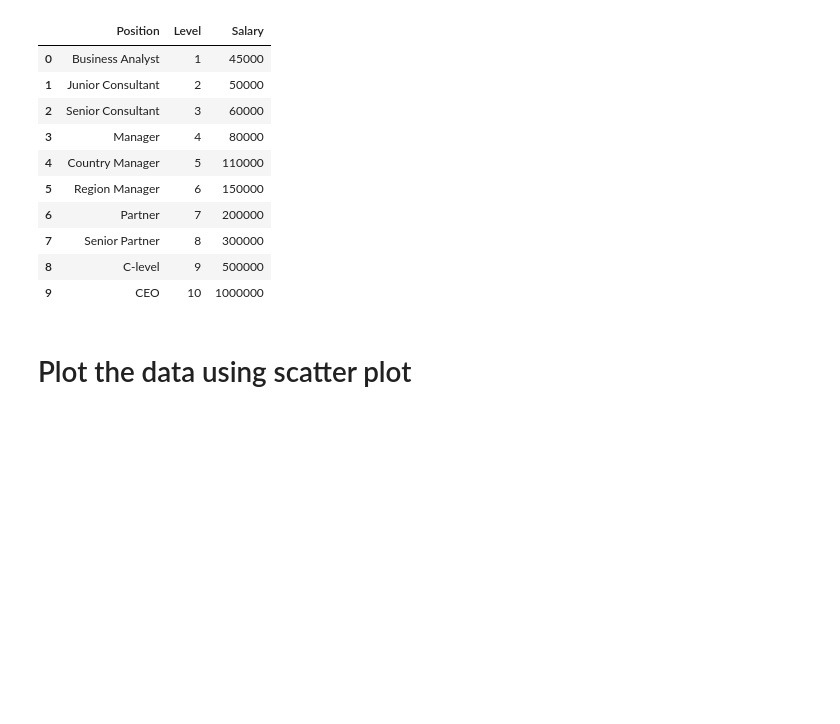
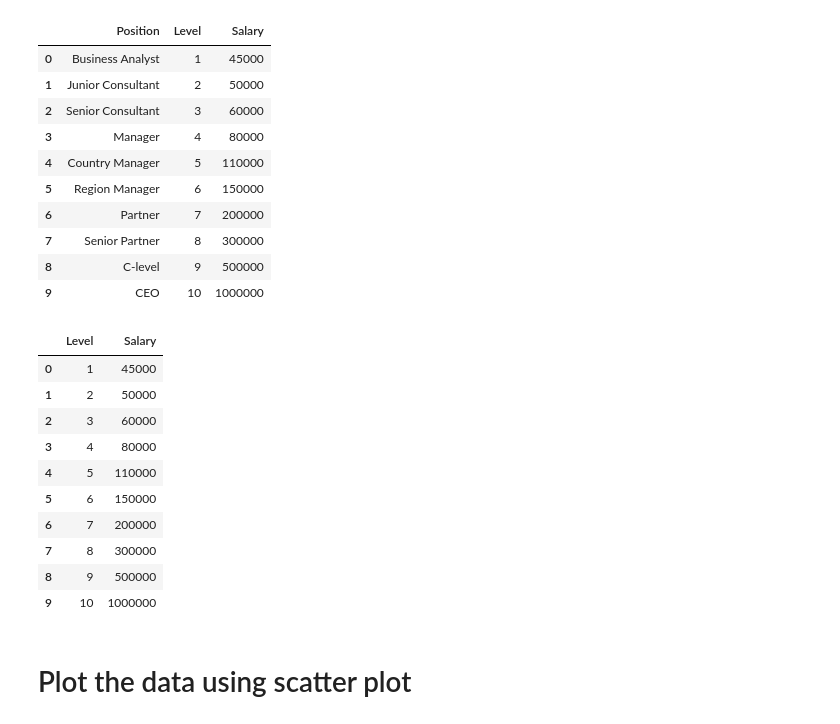
Before and after one commit to Jarvish1xyz/Sem-5, a Jupyter notebook: ML/Lab-5/Lab5_EMPTY.ipynb, the cells around one changed output. Cells and saved outputs as stored; diff of their text form; code cells hidden in the pictures; blank space fills up the shorter version.

```diff
--- a/ML/Lab-5/Lab5_EMPTY.ipynb
+++ b/ML/Lab-5/Lab5_EMPTY.ipynb
@@ -135,6 +129,20 @@ df
 | 7 | Senior Partner | 8 | 300000 |
 | 8 | C-level | 9 | 500000 |
 | 9 | CEO | 10 | 1000000 |
+# %%
+df[['Level','Salary']]
+# %% [output]
+|  | Level | Salary |
+| 0 | 1 | 45000 |
+| 1 | 2 | 50000 |
+| 2 | 3 | 60000 |
+| 3 | 4 | 80000 |
+| 4 | 5 | 110000 |
+| 5 | 6 | 150000 |
+| 6 | 7 | 200000 |
+| 7 | 8 | 300000 |
+| 8 | 9 | 500000 |
+| 9 | 10 | 1000000 |
 # %% [markdown]
 # Plot the data using scatter plot
 # %%
```
Also changed, not shown: parts of 21 cells of this notebook, 1 other file.
